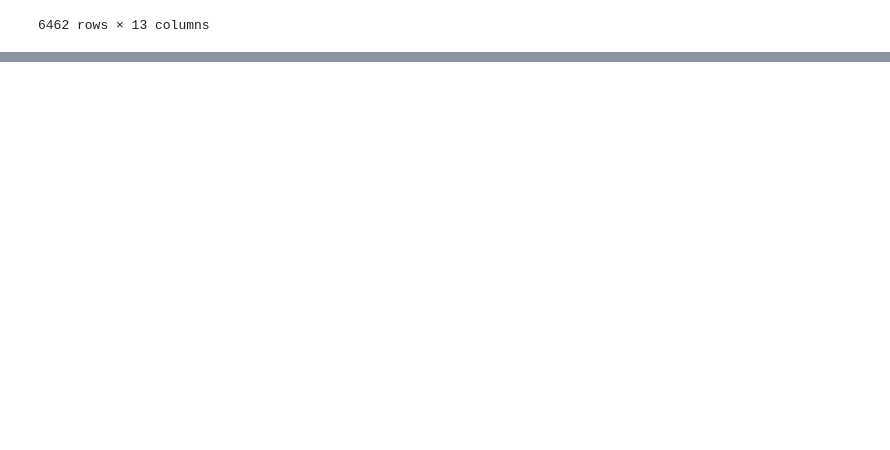
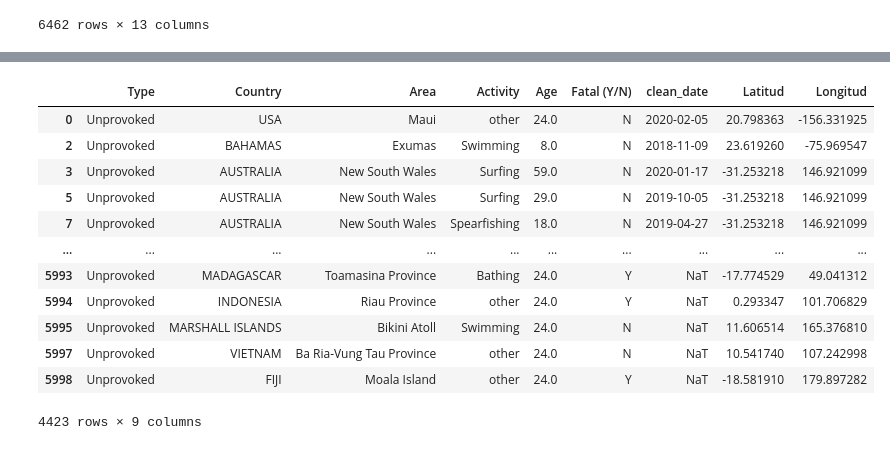
Before and after one commit to BauerPablo/shark_attack_stats, a Jupyter notebook: scripts/shark_attack_analysis.ipynb, the cells around one changed output, grey strips where cells are left out. Drawn from its saved outputs; the diff is of its cells as text; code cells hidden in the pictures; blank space fills up the shorter version.

```diff
--- a/scripts/shark_attack_analysis.ipynb
+++ b/scripts/shark_attack_analysis.ipynb
@@ -303,0 +563,2 @@ Name: Date, Length: 6462, dtype: object
+# %%
+data['Age'] = pd.to_numeric(data['Age'], errors='coerce')
@@ -303,0 +572,7 @@ Name: Date, Length: 6462, dtype: object
+# %%
+mask = data['Fatal (Y/N)'].notnull()
+data = data[mask]
+
+data['Fatal (Y/N)'] = data['Fatal (Y/N)'].apply(lambda x: 'Y' if x == 'F' or x == 'M' or x == '2017' else x)
+data['Fatal (Y/N)'] = data['Fatal (Y/N)'].apply(lambda x: 'N' if x == 'UNKNOWN' else x)
+data['Fatal (Y/N)'].value_counts()
@@ -303,0 +623,2 @@ Name: Date, Length: 6462, dtype: object
+# %%
+data['Age'] = data['Age'].fillna(data['Age'].median())
@@ -303,0 +633,2 @@ Name: Date, Length: 6462, dtype: object
+# %%
+data = data[['Type', 'Country', 'Area', 'Activity', 'Age', 'Fatal (Y/N)', 'clean_date', 'Latitud', 'Longitud']]
@@ -303,0 +651,16 @@ Name: Date, Length: 6462, dtype: object
+# %%
+data.groupby(['Type']).get_group('Unprovoked')
+# %% [output]
+|  | Type | Country | Area | Activity | Age | Fatal (Y/N) | clean_date | Latitud | Longitud |
+| 0 | Unprovoked | USA | Maui | other | 24.0 | N | 2020-02-05 | 20.798363 | -156.331925 |
+| 2 | Unprovoked | BAHAMAS | Exumas | Swimming | 8.0 | N | 2018-11-09 | 23.619260 | -75.969547 |
+| 3 | Unprovoked | AUSTRALIA | New South Wales | Surfing | 59.0 | N | 2020-01-17 | -31.253218 | 146.921099 |
+| 5 | Unprovoked | AUSTRALIA | New South Wales | Surfing | 29.0 | N | 2019-10-05 | -31.253218 | 146.921099 |
+| 7 | Unprovoked | AUSTRALIA | New South Wales | Spearfishing | 18.0 | N | 2019-04-27 | -31.253218 | 146.921099 |
+| ... | ... | ... | ... | ... | ... | ... | ... | ... | ... |
+| 5993 | Unprovoked | MADAGASCAR | Toamasina Province | Bathing | 24.0 | Y | NaT | -17.774529 | 49.041312 |
+| 5994 | Unprovoked | INDONESIA | Riau Province | other | 24.0 | Y | NaT | 0.293347 | 101.706829 |
+| 5995 | Unprovoked | MARSHALL ISLANDS | Bikini Atoll | Swimming | 24.0 | N | NaT | 11.606514 | 165.376810 |
+| 5997 | Unprovoked | VIETNAM | Ba Ria-Vung Tau Province | other | 24.0 | N | NaT | 10.541740 | 107.242998 |
+| 5998 | Unprovoked | FIJI | Moala Island | other | 24.0 | Y | NaT | -18.581910 | 179.897282 |
+4423 rows × 9 columns
```
Also changed, not shown: parts of 56 cells of this notebook, 1 other file.
